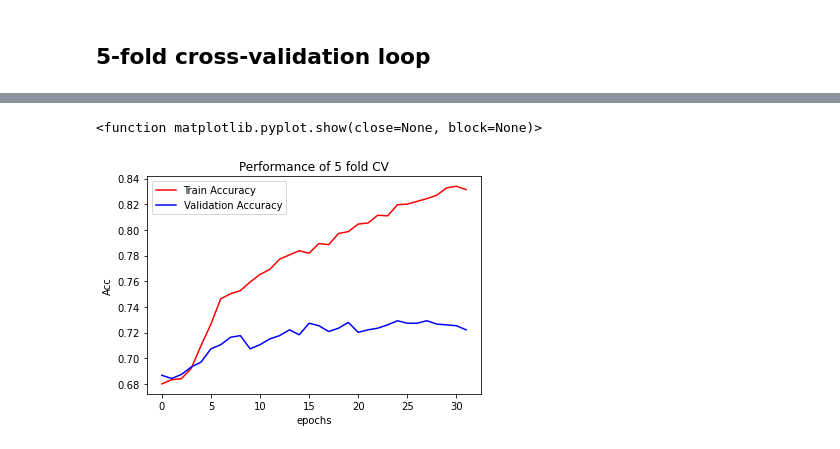
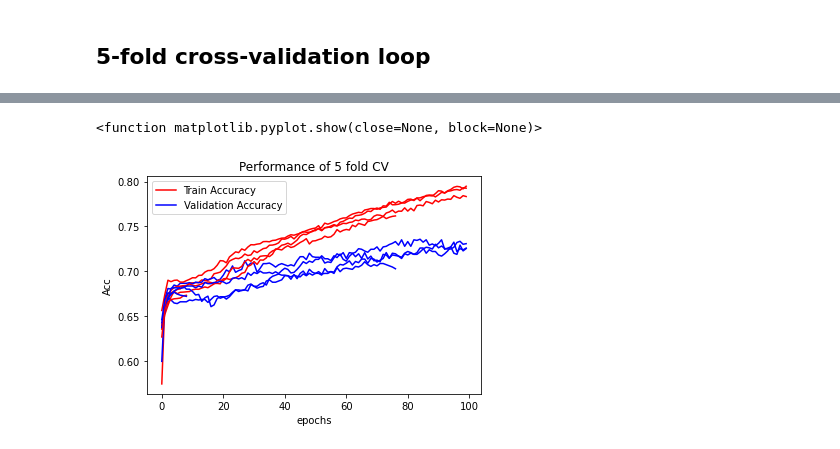
Before and after one commit to christian-creator/DL_peptide_immunogenecity, a Jupyter notebook: models/Attention_based_CNN.ipynb, the cells around one changed output, grey strips where cells are left out. Saved outputs shown, nothing was run; the diff lists cells and outputs as text; code cells hidden in the pictures.

```diff
--- a/models/Attention_based_CNN.ipynb
+++ b/models/Attention_based_CNN.ipynb
@@ -273,7 +297,7 @@ def train(model, device, epochs, train_loaders, valid_loaders):
 
     # Early stopping
     the_last_loss = 100
-    patience = 4
+    patience = 5
     trigger_times = 0
 
     all_val_targets_pr_epoch = []
@@ -357,6 +381,7 @@ part_dict = {0:[0,1], 1:[2,3], 2:[4,5], 3:[6,7], 4:[8,9]}
 partitions = [0,1,2,3,4,5,6,7,8,9]
 
 batch_size = 100
+epochs = 150
 lst_val_accuracies = []
 lst_train_accuracies = []
 lst_val_predictions = []
@@ -368,7 +393,7 @@ lst_test_predictions = []
 lst_test_labels = []
 lst_test_probabilities = []
 
-for i in range(1):
+for i in range(5):
     if testing == True:
         ## The partitions to use for training, validation ##
         testing_parts = [0]
@@ -415,13 +440,13 @@ for i in range(1):
     val_peptides_encoded,val_HLA_encoded,val_binding_scores_encoded ,val_label_encoded = encode_dataset(validation_df,aaindex_PCA,hla_dic,peptide_len=10,padding="right")
 
     ## Reshaping everything ##
-    peptide_train = train_peptides_encoded.reshape(-1,1,10,12)
-    HLA_train = train_HLA_encoded.reshape(-1,1,34,12)
+    peptide_train = train_peptides_encoded.reshape(-1,10,12)
+    HLA_train = train_HLA_encoded.reshape(-1,34,12)
     binding_train = train_binding_scores_encoded.reshape(-1,1)
     label_train = train_label_encoded.reshape(-1)
 
-    peptide_val = val_peptides_encoded.reshape(-1,1,10,12)
-    HLA_val = val_HLA_encoded.reshape(-1,1,34,12) # 46 aligned representataion and 34 if not aligned
+    peptide_val = val_peptides_encoded.reshape(-1,10,12)
+    HLA_val = val_HLA_encoded.reshape(-1,34,12) # 46 aligned representataion and 34 if not aligned
     binding_val = val_binding_scores_encoded.reshape(-1,1)
     label_val = val_label_encoded.reshape(-1)
 
@@ -444,7 +469,7 @@ for i in range(1):
     net = Net()
     net.apply(initialize_weights)
 
-    trained_model,train_accuracies,val_accuracies,all_val_targets_pr_epoch,all_val_predictions_pr_epoch,all_val_probabilities_pr_epoch= train(net,device,10,train_loaders,val_loaders)
+    trained_model,train_accuracies,val_accuracies,all_val_targets_pr_epoch,all_val_predictions_pr_epoch,all_val_probabilities_pr_epoch= train(net,device,epochs,train_loaders,val_loaders)
     lst_train_accuracies.append(train_accuracies)
     lst_val_accuracies.append(val_accuracies)
     lst_val_predictions.append(np.array(all_val_predictions_pr_epoch))
@@ -463,16 +500,16 @@ RuntimeError: Sizes of tensors must match except in dimension 1. Expected size 1
 # %%
 plt.figure()
-for i in range(1):
+for i in range(5):
     epoch = np.arange(len(lst_train_accuracies[i]))
     plt.plot(epoch, lst_train_accuracies[i], 'r', epoch, lst_val_accuracies[i], 'b')
 plt.title("Performance of 5 fold CV")
 plt.legend(['Train Accuracy','Validation Accuracy'])
 plt.xlabel('epochs'), plt.ylabel('Acc')
 plt.show
 #plt.savefig("../plots/FFNN_3_layers_bigthensmall_btchnrm_drpt_bndscr.png", dpi = 400, transparent = False)
 # %% [output]
 <function matplotlib.pyplot.show(close=None, block=None)>
-[figure, old version]
+[figure, new version]
 # %%
 N = len(all_data)
 
```
Also changed, not shown: parts of 6 cells of this notebook, 1 other file.
